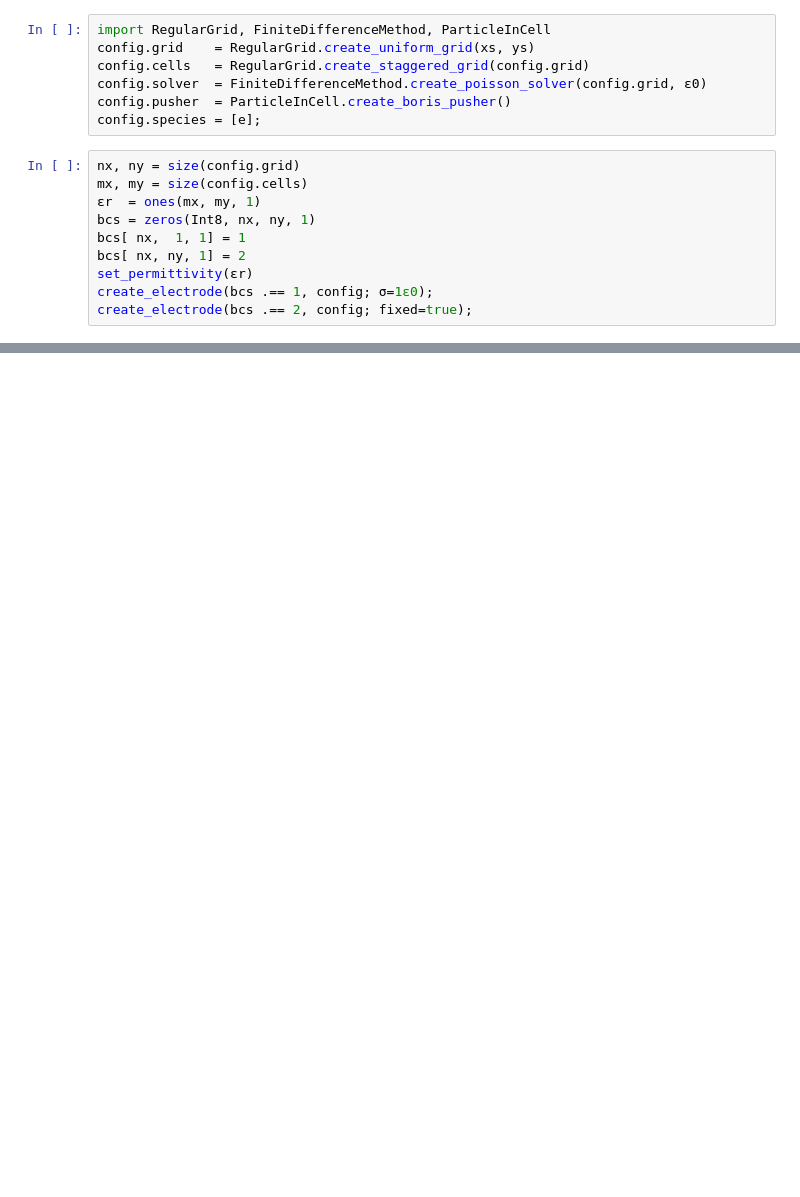
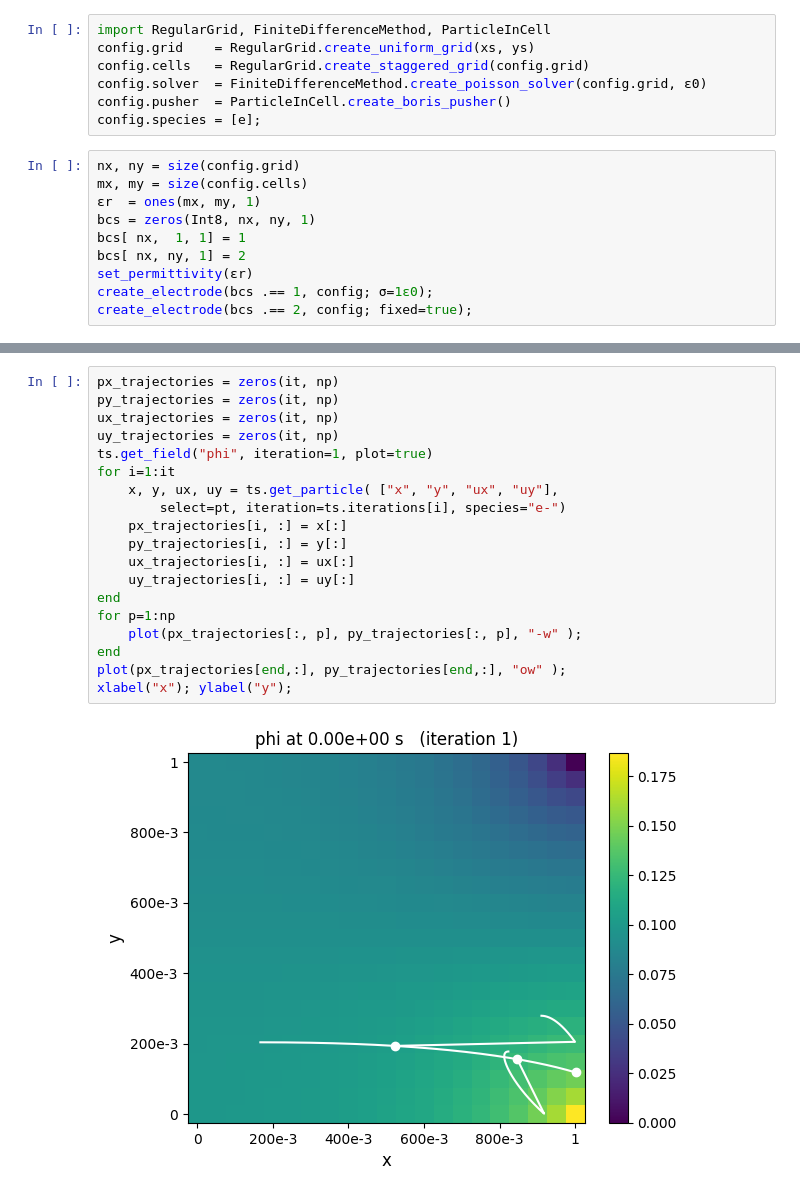
Before and after one commit to bchaber/iskra, a Jupyter notebook: 01_single_electron.ipynb, the cells around one changed output, grey strips where cells are left out. Saved outputs shown, nothing was run; the diff lists cells and outputs as text; blank space fills up the shorter version.

```diff
--- a/01_single_electron.ipynb
+++ b/01_single_electron.ipynb
@@ -83,0 +99,21 @@ ErrorException: type _GLOBAL_RNG has no field seed
+# %%
+px_trajectories = zeros(it, np)
+py_trajectories = zeros(it, np)
+ux_trajectories = zeros(it, np)
+uy_trajectories = zeros(it, np)
+ts.get_field("phi", iteration=1, plot=true)
+for i=1:it
+    x, y, ux, uy = ts.get_particle( ["x", "y", "ux", "uy"],
+        select=pt, iteration=ts.iterations[i], species="e-")
+    px_trajectories[i, :] = x[:]
+    py_trajectories[i, :] = y[:]
+    ux_trajectories[i, :] = ux[:]
+    uy_trajectories[i, :] = uy[:]
+end
+for p=1:np
+    plot(px_trajectories[:, p], py_trajectories[:, p], "-w" );
+end
+plot(px_trajectories[end,:], py_trajectories[end,:], "ow" );
+xlabel("x"); ylabel("y");
+# %% [output]
+[figure, added]
```
Also changed, not shown: parts of 8 cells of this notebook, 5 other files.
